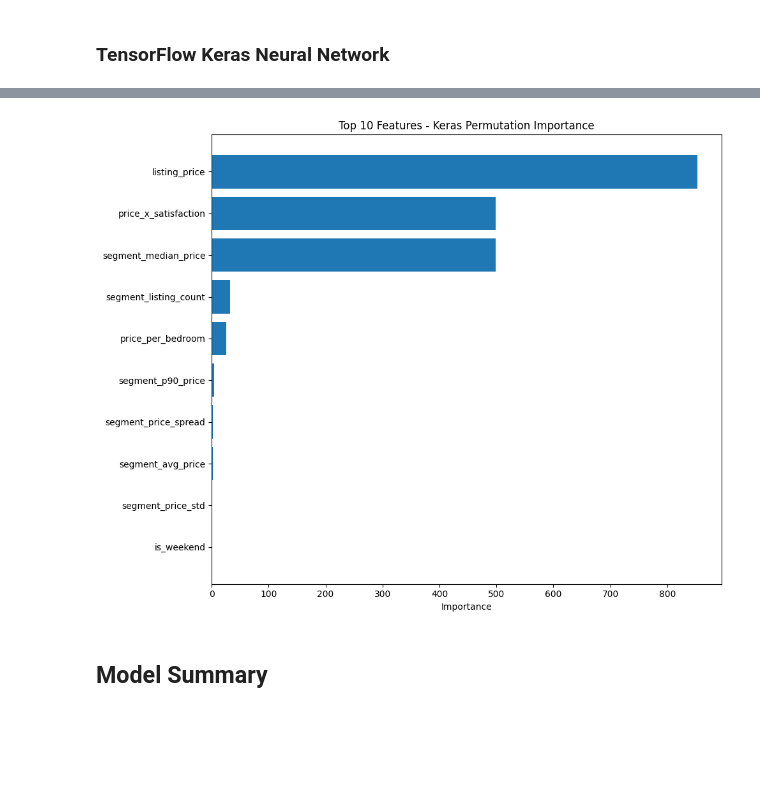
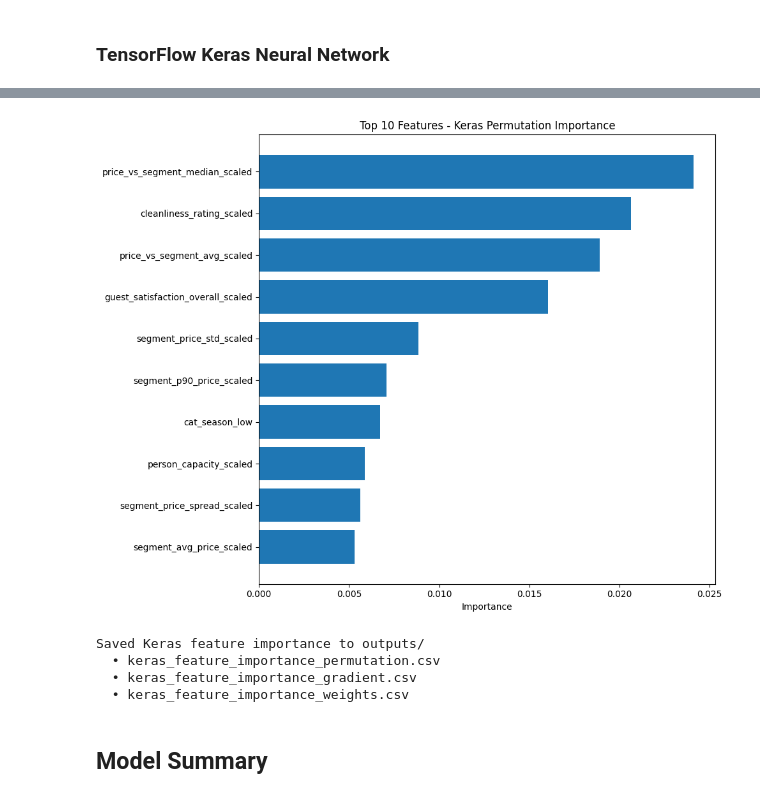
Before and after one commit to andresrogers/airbnb_bookings_price_demand_elasticity_pyspark, a Jupyter notebook: notebooks/03_demand_forecasting.ipynb, the cells around one changed output, grey strips where cells are left out. Drawn from its saved outputs; the diff is of its cells as text; code cells hidden in the pictures; blank space fills up the shorter version.

```diff
--- a/notebooks/03_demand_forecasting.ipynb
+++ b/notebooks/03_demand_forecasting.ipynb
@@ -305,0 +326,19 @@ Model comparison (sorted by RMSE):
+# %%
+# ============================================================================
+# CREATE UNSCALED FEATURES FOR TREE MODELS
+# ============================================================================
+from pyspark.ml.feature import VectorAssembler
+
+print("Creating unscaled features for tree models...")
+
+# Assemble unscaled features (original numeric + binary)
+unscaled_assembler = VectorAssembler(
+    inputCols=numeric_features + binary_features,
+    outputCol='features_unscaled',
+    handleInvalid='keep'
+)
+
+train_df = unscaled_assembler.transform(train_df)
+test_df = unscaled_assembler.transform(test_df)
+
+print(f"Created 'features_unscaled' column with {len(numeric_features + binary_features)} features")
@@ -1367,30 +1632,55 @@ def plot_feature_importance(importance_df, top_n=10, title="Feature Importance")
     plt.show()
 
 # ============================================================================
-# USAGE WITH KERAS MODEL
+# TENSORFLOW/KERAS FEATURE IMPORTANCE - WITH SCALED FEATURES
 # ============================================================================
 
-# Prepare validation data (from your test_df)
-test_pd = test_df.toPandas().fillna(0)
-X_val = test_pd[feature_cols].values.astype(np.float32)
+# Sample for feature importance (avoid loading full test set into pandas)
+print("Sampling data for Keras feature importance calculation...")
+sample_fraction = min(1.0, 10000 / test_df.count())  # Max 10k rows
+test_sample = test_df.sample(fraction=sample_fraction, seed=42)
+
+print(f"Using {test_sample.count():,} samples for feature importance")
+
+# Convert sample to pandas
+test_pd = test_sample.toPandas().fillna(0)
+
+# Use the scaled features (all_features = scaled_numeric + binary)
+X_val = test_pd[all_features].values.astype(np.float32)
 y_val = np.log1p(test_pd[target_col].values.astype(np.float32)).reshape(-1, 1)
 
+print(f"Feature importance using {len(all_features)} scaled features")
+
 # Method 1: Permutation Importance (RECOMMENDED - most accurate)
-perm_importance = get_permutation_importance_keras(model, X_val, y_val, feature_cols, n_repeats=10)
+print("\nCalculating permutation importance...")
+perm_importance = get_permutation_importance_keras(model, X_val, y_val, all_features, n_repeats=10)
 print("\nTop 10 Features (Permutation Importance):")
 print(perm_importance.head(10))
 
 # Method 2: Gradient Importance (fast, good approximation)
-grad_importance = get_gradient_importance_keras(model, X_val, y_val, feature_cols)
+print("\nCalculating gradient importance...")
+grad_importance = get_gradient_importance_keras(model, X_val, y_val, all_features)
 print("\nTop 10 Features (Gradient Importance):")
 print(grad_importance.head(10))
 
 # Method 3: Weight Analysis (quick but less accurate)
-weight_importance = get_weight_importance_keras(model, feature_cols)
+print("\nCalculating weight-based importance...")
+weight_importance = get_weight_importance_keras(model, all_features)
 print("\nTop 10 Features (Weight Analysis):")
 print(weight_importance.head(10))
 
 # Visualize
 plot_feature_importance(perm_importance, top_n=10,
                        title="Top 10 Features - Keras Permutation Importance")
+
+# Save feature importance results
+outputs_dir = project_root / 'outputs'
+perm_importance.to_csv(outputs_dir / 'keras_feature_importance_permutation.csv', index=False)
+grad_importance.to_csv(outputs_dir / 'keras_feature_importance_gradient.csv', index=False)
+weight_importance.to_csv(outputs_dir / 'keras_feature_importance_weights.csv', index=False)
+
+print(f"\nSaved Keras feature importance to outputs/")
+print("  • keras_feature_importance_permutation.csv")
+print("  • keras_feature_importance_gradient.csv")
+print("  • keras_feature_importance_weights.csv")
 # %% [output]
@@ -1414,4 +1704,8 @@ Top 10 Features (Permutation Importance):
-[figure, old version]
+[figure, new version]
+Saved Keras feature importance to outputs/
+  • keras_feature_importance_permutation.csv
+  • keras_feature_importance_gradient.csv
+  • keras_feature_importance_weights.csv
 # %% [markdown]
 ## Model Summary
 # %%
```
Also changed, not shown: parts of 21 cells of this notebook, 2 other files.
